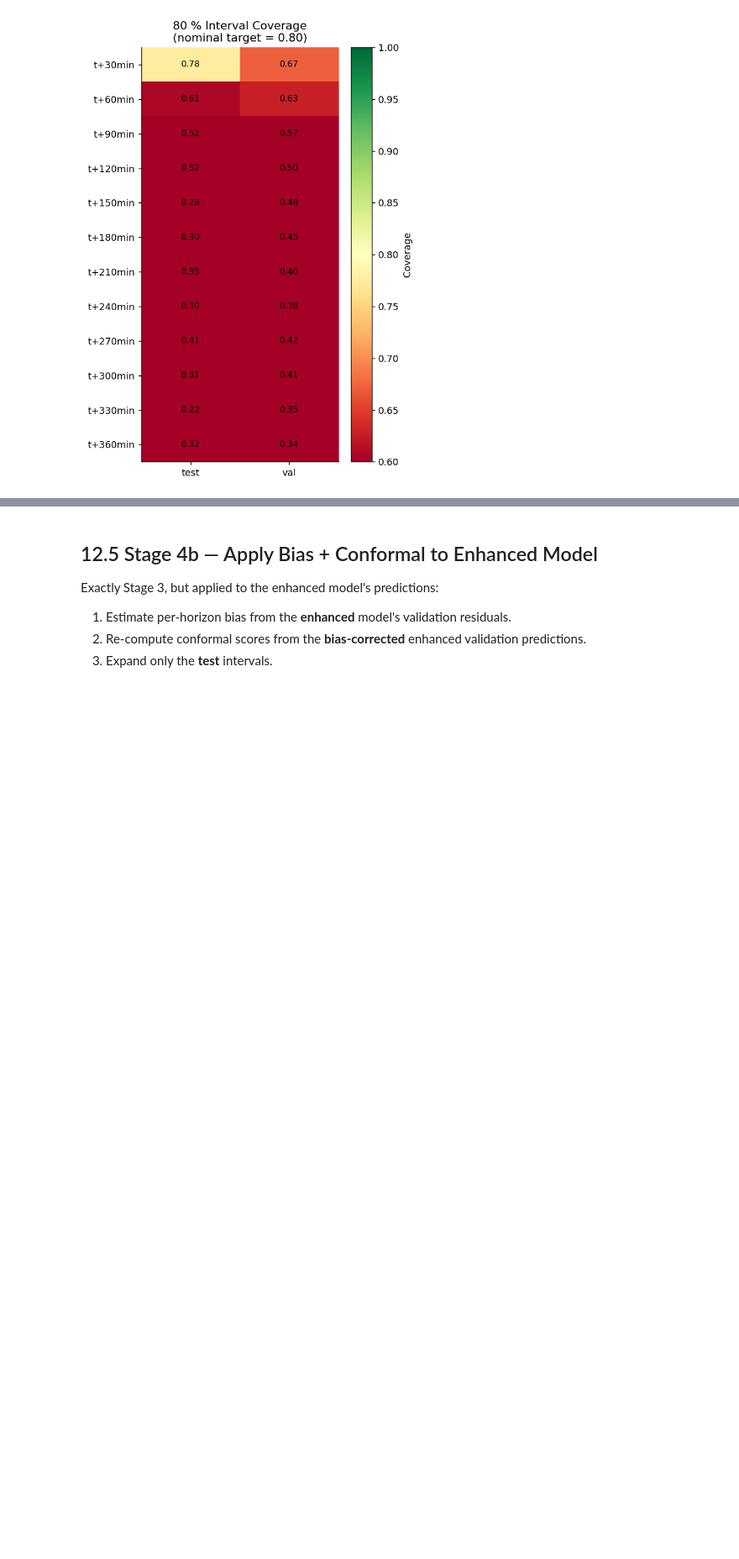
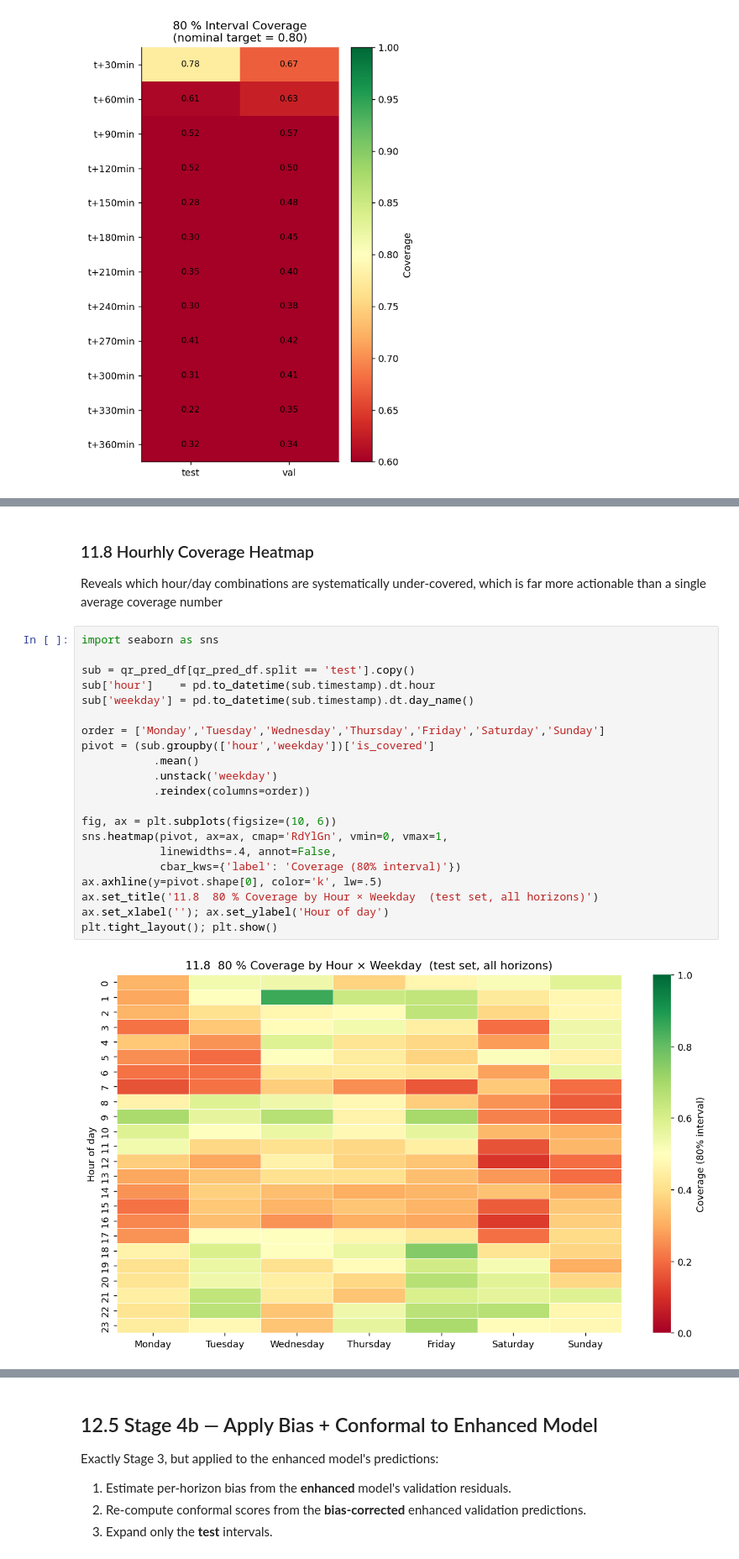
Before and after one commit to ThibautHeim/Advanced_Business_Analytics_Project, a Jupyter notebook: Vasilis/QR_new.ipynb, the cells around one changed output, grey strips where cells are left out. Shown at 84% size. Saved outputs shown, nothing was run; the diff lists cells and outputs as text; blank space fills up the shorter version.

```diff
--- a/Vasilis/QR_new.ipynb
+++ b/Vasilis/QR_new.ipynb
@@ -787,0 +954,27 @@ plt.show()
+# %% [markdown]
+### 11.8 Hourhly Coverage Heatmap
+
+Reveals which hour/day combinations are systematically under-covered, which is far more actionable than a single average coverage number
+# %%
+import seaborn as sns
+
+sub = qr_pred_df[qr_pred_df.split == 'test'].copy()
+sub['hour']    = pd.to_datetime(sub.timestamp).dt.hour
+sub['weekday'] = pd.to_datetime(sub.timestamp).dt.day_name()
+
+order = ['Monday','Tuesday','Wednesday','Thursday','Friday','Saturday','Sunday']
+pivot = (sub.groupby(['hour','weekday'])['is_covered']
+           .mean()
+           .unstack('weekday')
+           .reindex(columns=order))
+
+fig, ax = plt.subplots(figsize=(10, 6))
+sns.heatmap(pivot, ax=ax, cmap='RdYlGn', vmin=0, vmax=1,
+            linewidths=.4, annot=False,
+            cbar_kws={'label': 'Coverage (80% interval)'})
+ax.axhline(y=pivot.shape[0], color='k', lw=.5)
+ax.set_title('11.8  80 % Coverage by Hour × Weekday  (test set, all horizons)')
+ax.set_xlabel(''); ax.set_ylabel('Hour of day')
+plt.tight_layout(); plt.show()
+# %% [output]
+[figure, added]
```
Also changed, not shown: parts of 28 cells of this notebook, 4 other files.
